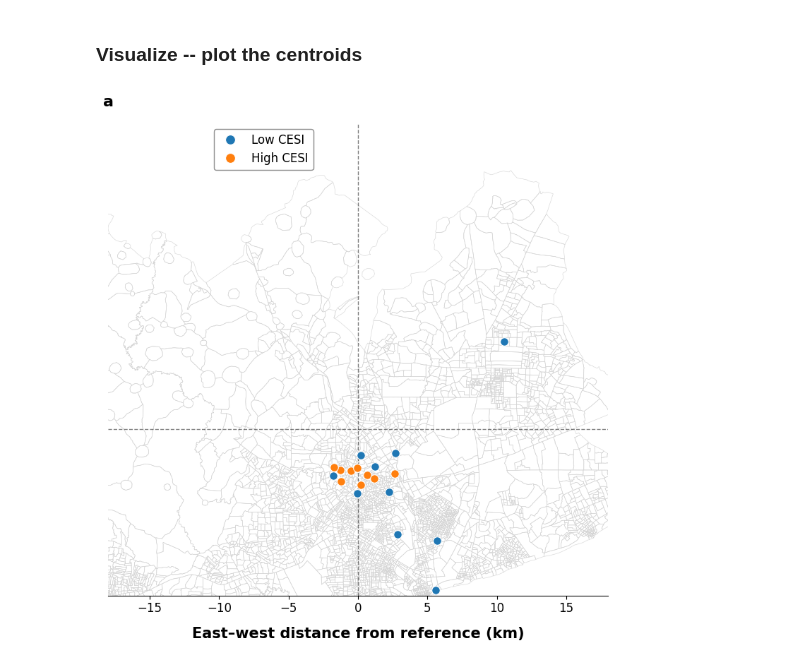
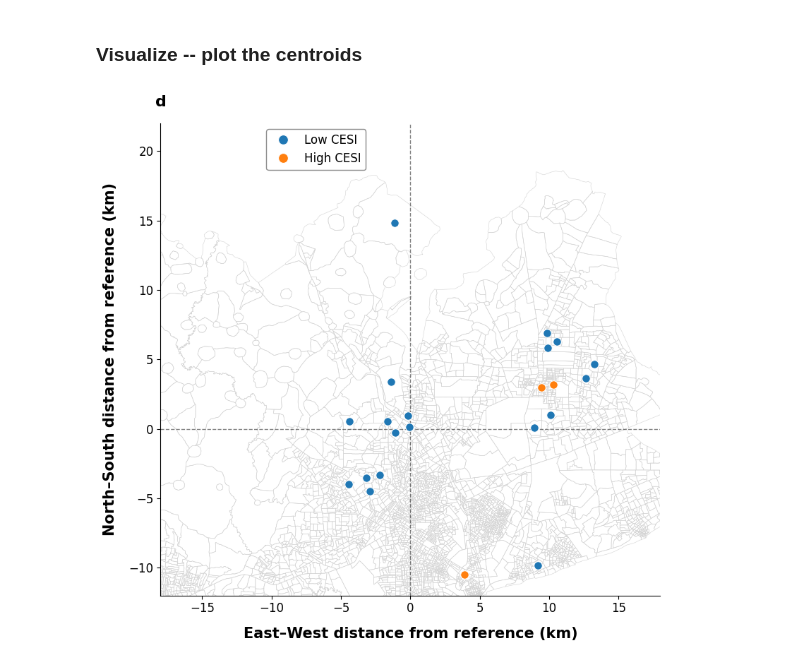
Before and after one commit to KaytheDee/pqr_extreme_weather_analysis, a Jupyter notebook: notebooks/_Logit_spatial_analysis_outage_per_EA_rev2.ipynb, the cells around one changed output. Drawn from its saved outputs; the diff is of its cells as text; code cells hidden in the pictures.

```diff
--- a/notebooks/_Logit_spatial_analysis_outage_per_EA_rev2.ipynb
+++ b/notebooks/_Logit_spatial_analysis_outage_per_EA_rev2.ipynb
@@ -3013,7 +2993,7 @@ fig, ax, precipitation_centroids = (
     plot_same_day_outage_risk_relative(
         base_gdf=filt_all_eas_dem_df_filt,
         summary_df=same_day_summary_df,
-        event="T",
+        event="L",
         print_count=False,
 
         use_union_centroid=True,
@@ -3021,7 +3001,7 @@ fig, ax, precipitation_centroids = (
         x_ref_offset=common_x_ref_offset,
         y_ref_offset=common_y_ref_offset,
 
-        show_yaxis=False,
+        show_yaxis=True,
         show_basemap=True,
 
         # CESI styling
@@ -3032,33 +3012,33 @@ fig, ax, precipitation_centroids = (
         cesi_order=("Low", "High"),
         cesi_legend_labels={
             "Low": "Low CESI",
             "High": "High CESI"
         },
 
         point_size=70,
         point_edgecolor="white",
         point_linewidth=0.8,
 
         # Panel label
-        panel_label="a",
+        panel_label="d",
         panel_label_x=-0.01,
         panel_label_y=1.06,
         panel_label_fontsize=16,
 
         # Legend
         legend_title=None,
         legend_loc="upper left",
         legend_bbox=(0.20, 1.00),
         legend_fontsize=12,
 
         figsize=fig_size,
         xlim=common_xlim,
         ylim=common_ylim,
 
         # Save figure
-        # save_path=PLOTS_DIR / "elevated_risk_by_CESI_Temp.png",
+        save_path=PLOTS_DIR / "elevated_risk_by_CESI_Lightning_basemap.png",
         dpi=300
     )
 )
 # %% [output]
-[figure, old version]
+[figure, new version]
```
Also changed, not shown: parts of 2 cells of this notebook, 21 other files.
